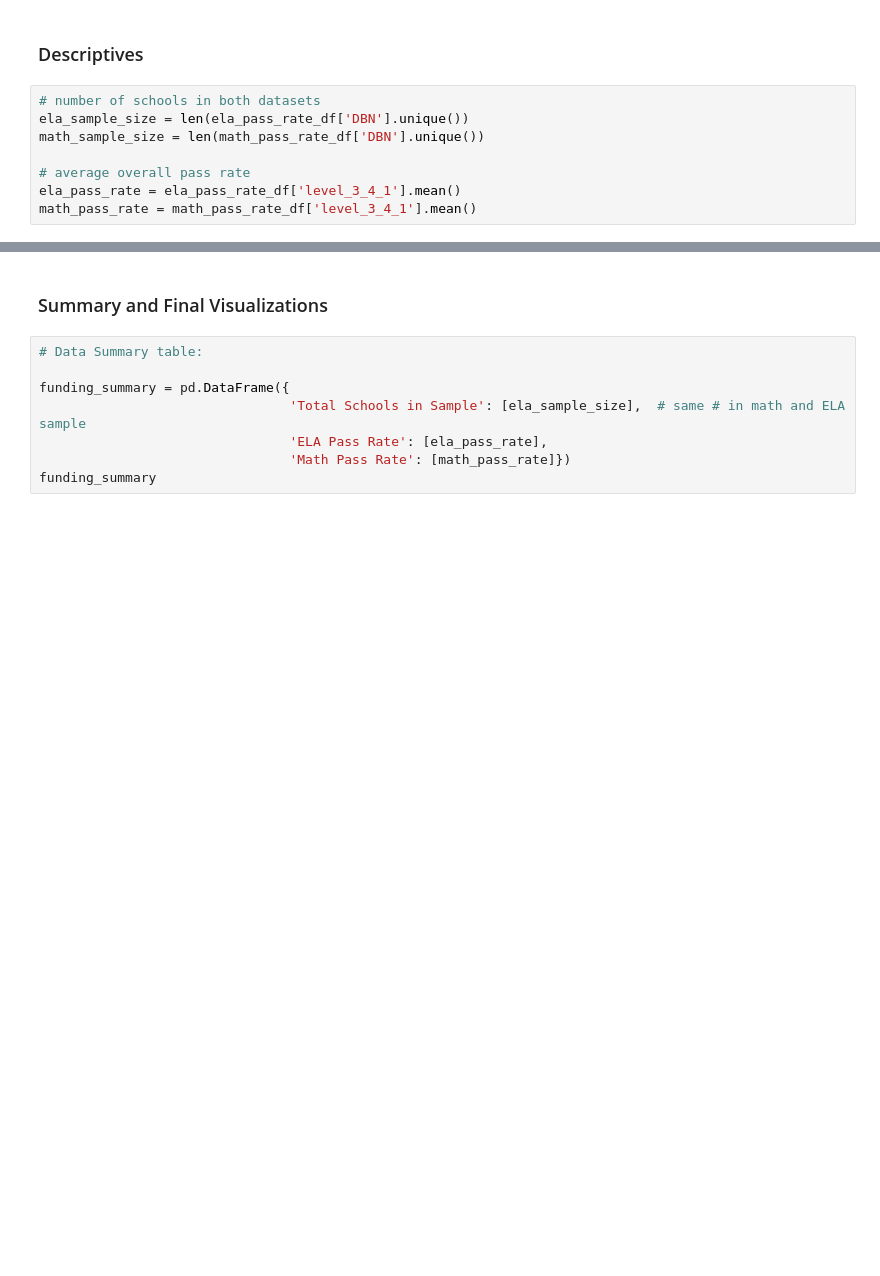
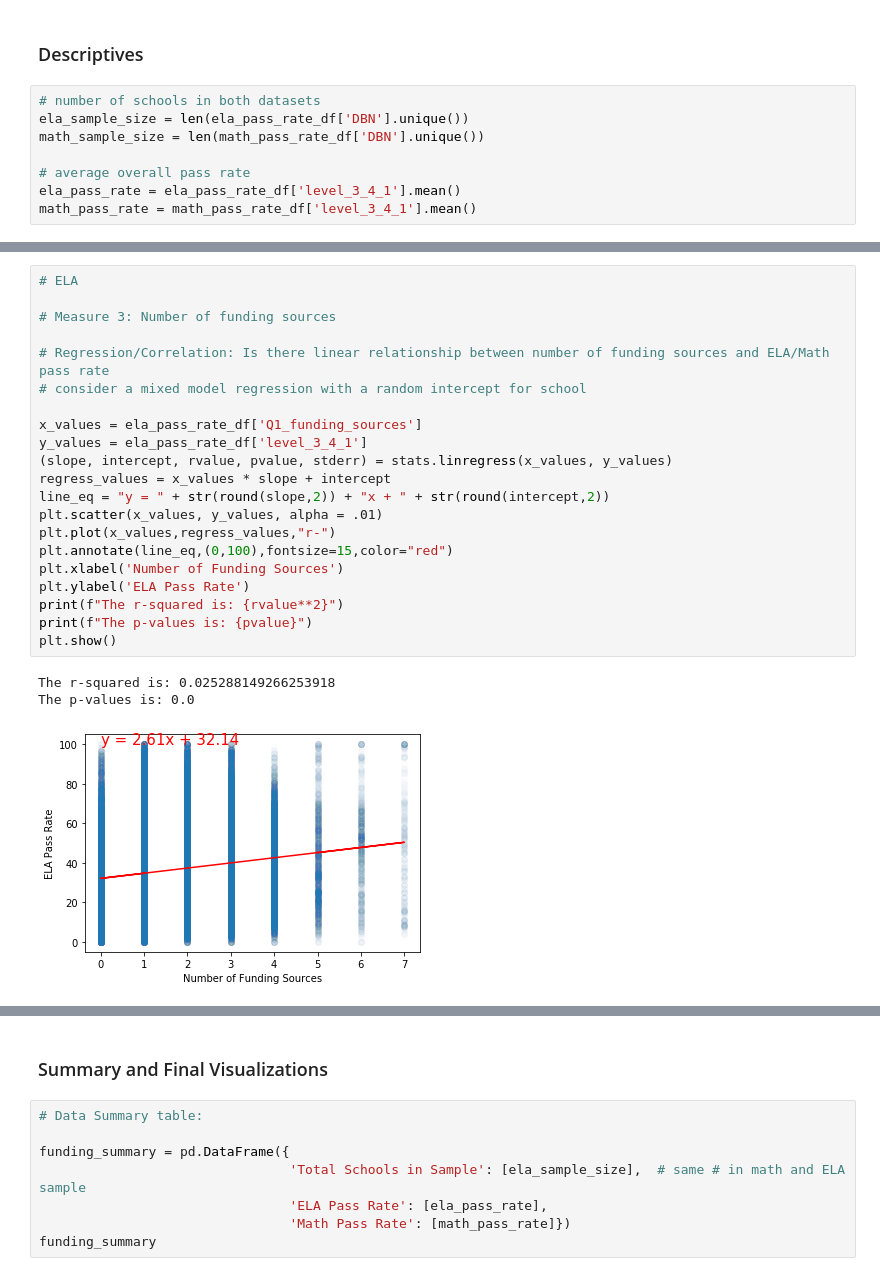
Before and after one commit to tomtav/arts-edu-impact, a Jupyter notebook: dev/katelin/Q2_Funding_Katelin.ipynb, the cells around one changed output, grey strips where cells are left out. Saved outputs shown, nothing was run; the diff lists cells and outputs as text; blank space fills up the shorter version.

```diff
--- a/dev/katelin/Q2_Funding_Katelin.ipynb
+++ b/dev/katelin/Q2_Funding_Katelin.ipynb
@@ -509,0 +650,25 @@ Ttest_indResult(statistic=22.754403980335855, pvalue=7.246357166153657e-114)
+# %%
+# ELA
+
+# Measure 3: Number of funding sources
+
+# Regression/Correlation: Is there linear relationship between number of funding sources and ELA/Math pass rate
+# consider a mixed model regression with a random intercept for school
+
+x_values = ela_pass_rate_df['Q1_funding_sources']
+y_values = ela_pass_rate_df['level_3_4_1']
+(slope, intercept, rvalue, pvalue, stderr) = stats.linregress(x_values, y_values)
+regress_values = x_values * slope + intercept
+line_eq = "y = " + str(round(slope,2)) + "x + " + str(round(intercept,2))
+plt.scatter(x_values, y_values, alpha = .01)
+plt.plot(x_values,regress_values,"r-")
+plt.annotate(line_eq,(0,100),fontsize=15,color="red")
+plt.xlabel('Number of Funding Sources')
+plt.ylabel('ELA Pass Rate')
+print(f"The r-squared is: {rvalue**2}")
+print(f"The p-values is: {pvalue}")
+plt.show()
+# %% [output]
+The r-squared is: 0.025288149266253918
+The p-values is: 0.0
+[figure, added]
```
Also changed, not shown: parts of 33 cells of this notebook.
